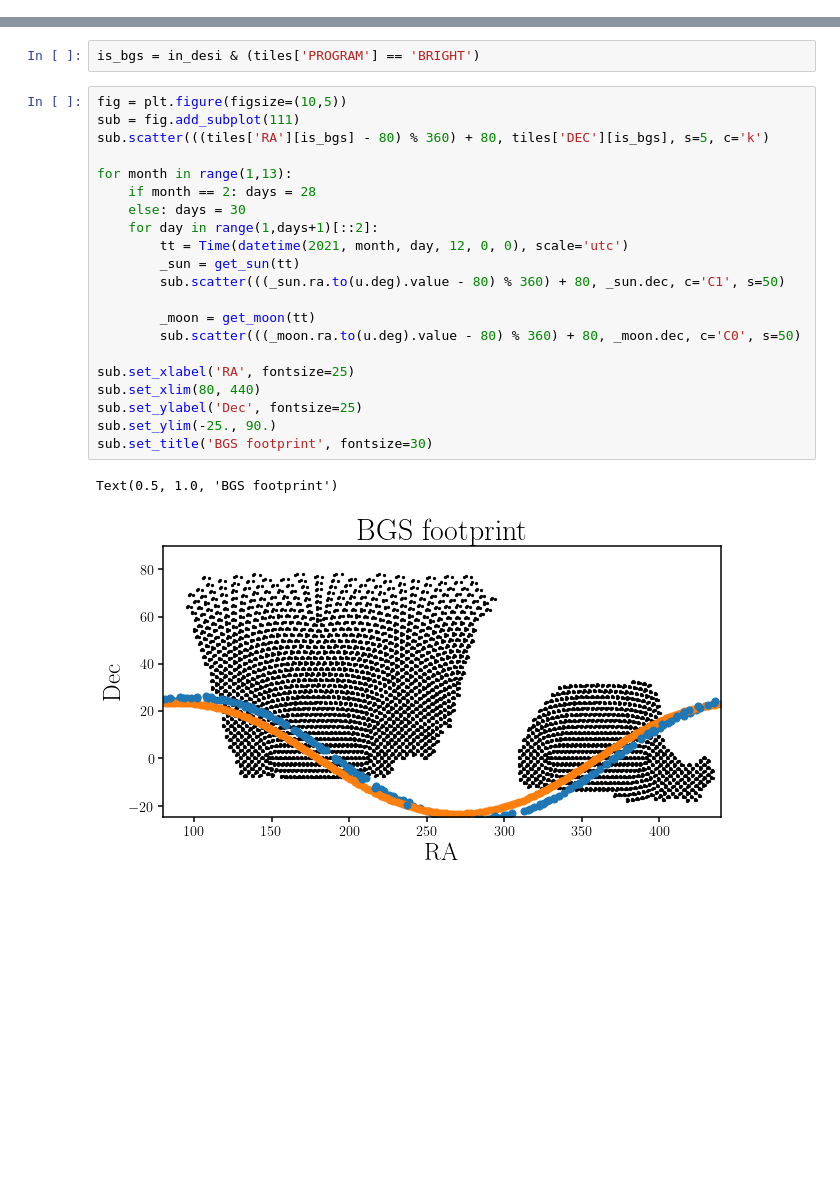
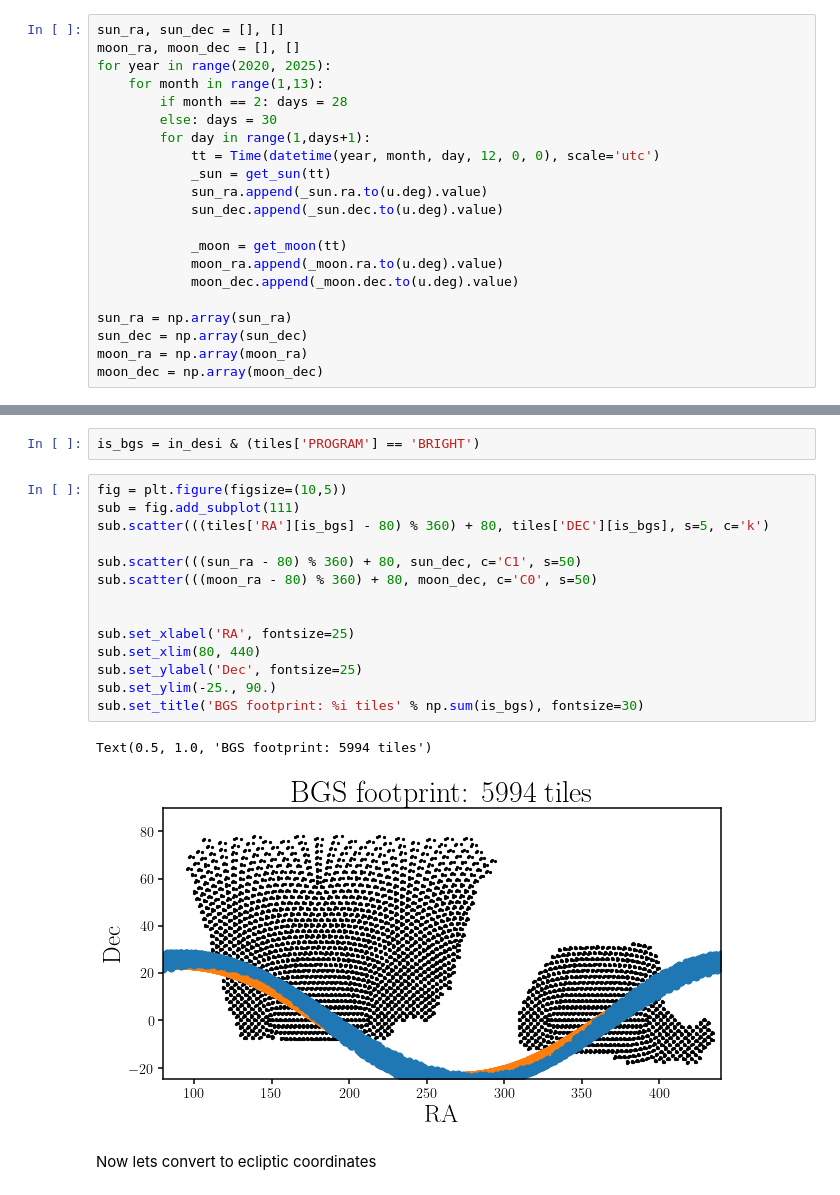
Before and after one commit to desi-bgs/feasiBGS, a Jupyter notebook: notebook/sv/bgs_footprint.ipynb, the cells around one changed output, grey strips where cells are left out. Saved outputs shown, nothing was run; the diff lists cells and outputs as text; blank space fills up the shorter version.

```diff
--- a/notebook/sv/bgs_footprint.ipynb
+++ b/notebook/sv/bgs_footprint.ipynb
@@ -29,0 +33,21 @@ in_desi = tiles['IN_DESI'].astype(bool)
+# %%
+sun_ra, sun_dec = [], []
+moon_ra, moon_dec = [], []
+for year in range(2020, 2025):
+    for month in range(1,13):
+        if month == 2: days = 28
+        else: days = 30
+        for day in range(1,days+1):
+            tt = Time(datetime(year, month, day, 12, 0, 0), scale='utc')
+            _sun = get_sun(tt)
+            sun_ra.append(_sun.ra.to(u.deg).value)
+            sun_dec.append(_sun.dec.to(u.deg).value)
+
+            _moon = get_moon(tt)
+            moon_ra.append(_moon.ra.to(u.deg).value)
+            moon_dec.append(_moon.dec.to(u.deg).value)
+
+sun_ra = np.array(sun_ra)
+sun_dec = np.array(sun_dec)
+moon_ra = np.array(moon_ra)
+moon_dec = np.array(moon_dec)
@@ -57,24 +76,19 @@ is_bgs = in_desi & (tiles['PROGRAM'] == 'BRIGHT')
 # %%
 fig = plt.figure(figsize=(10,5))
 sub = fig.add_subplot(111)
 sub.scatter(((tiles['RA'][is_bgs] - 80) % 360) + 80, tiles['DEC'][is_bgs], s=5, c='k')
 
-for month in range(1,13):
-    if month == 2: days = 28
-    else: days = 30
-    for day in range(1,days+1)[::2]:
-        tt = Time(datetime(2021, month, day, 12, 0, 0), scale='utc')
-        _sun = get_sun(tt)
-        sub.scatter(((_sun.ra.to(u.deg).value - 80) % 360) + 80, _sun.dec, c='C1', s=50)
+sub.scatter(((sun_ra - 80) % 360) + 80, sun_dec, c='C1', s=50)
+sub.scatter(((moon_ra - 80) % 360) + 80, moon_dec, c='C0', s=50)
 
-        _moon = get_moon(tt)
-        sub.scatter(((_moon.ra.to(u.deg).value - 80) % 360) + 80, _moon.dec, c='C0', s=50)
 
 sub.set_xlabel('RA', fontsize=25)
 sub.set_xlim(80, 440)
 sub.set_ylabel('Dec', fontsize=25)
 sub.set_ylim(-25., 90.)
-sub.set_title('BGS footprint', fontsize=30)
+sub.set_title('BGS footprint: %i tiles' % np.sum(is_bgs), fontsize=30)
 # %% [output]
-Text(0.5, 1.0, 'BGS footprint')
+Text(0.5, 1.0, 'BGS footprint: 5994 tiles')
-[figure, old version]
+[figure, new version]
+# %% [markdown]
+Now lets convert to ecliptic coordinates
```
Also changed, not shown: parts of 8 cells of this notebook.
